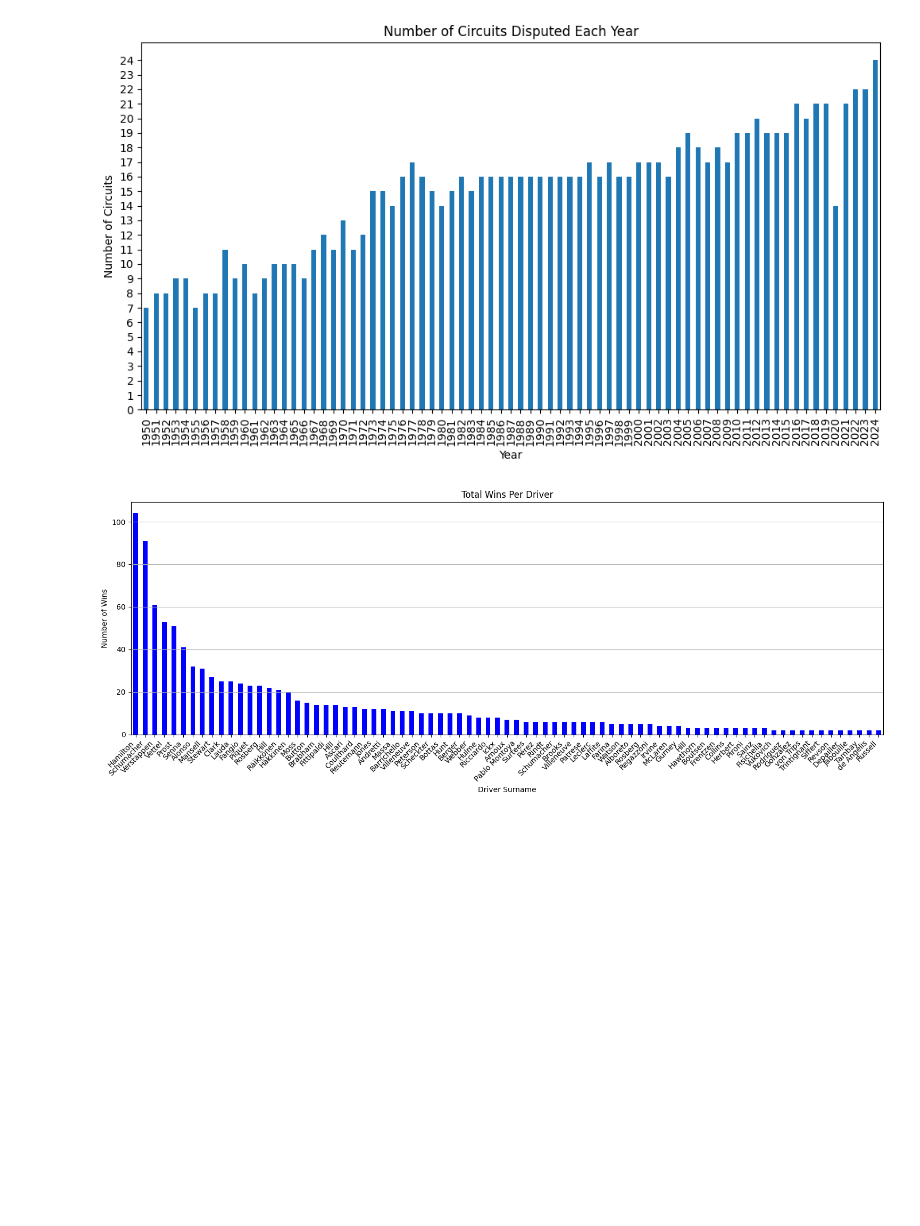
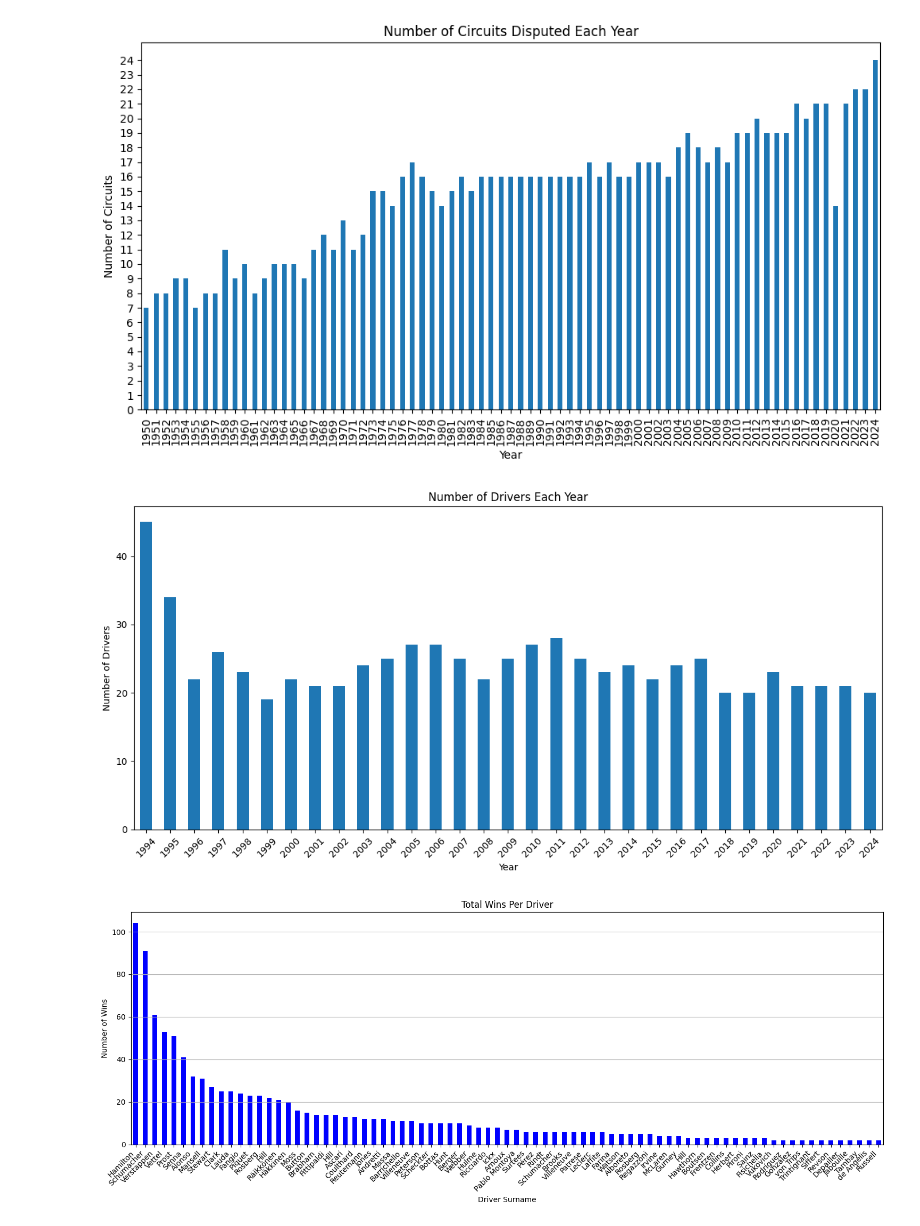
Before and after one commit to joelcalm/Formula1Prediction, a Jupyter notebook: f1_2.ipynb, the cells around one changed output. Saved outputs shown, nothing was run; the diff lists cells and outputs as text; code cells hidden in the pictures; blank space fills up the shorter version.

```diff
--- a/f1_2.ipynb
+++ b/f1_2.ipynb
@@ -500,6 +544,23 @@ plt.yticks(range(0, int(circuits_per_year.max()) + 1))  # Set y-axis to integer
 plt.show()
 # %% [output]
 [figure]
+# %%
+import matplotlib.pyplot as plt
+
+# Group by year and count the number of unique drivers
+drivers_per_year = merged_data.groupby('year')['driver_name'].nunique()
+
+# Plot the results
+plt.figure(figsize=(12, 6))
+drivers_per_year.plot(kind='bar')
+plt.title('Number of Drivers Each Year')
+plt.xlabel('Year')
+plt.ylabel('Number of Drivers')
+plt.xticks(rotation=45)
+plt.tight_layout()
+plt.show()
+# %% [output]
+[figure, added]
 # %%
 import matplotlib.pyplot as plt
 
```
Also changed, not shown: parts of 43 cells of this notebook.
